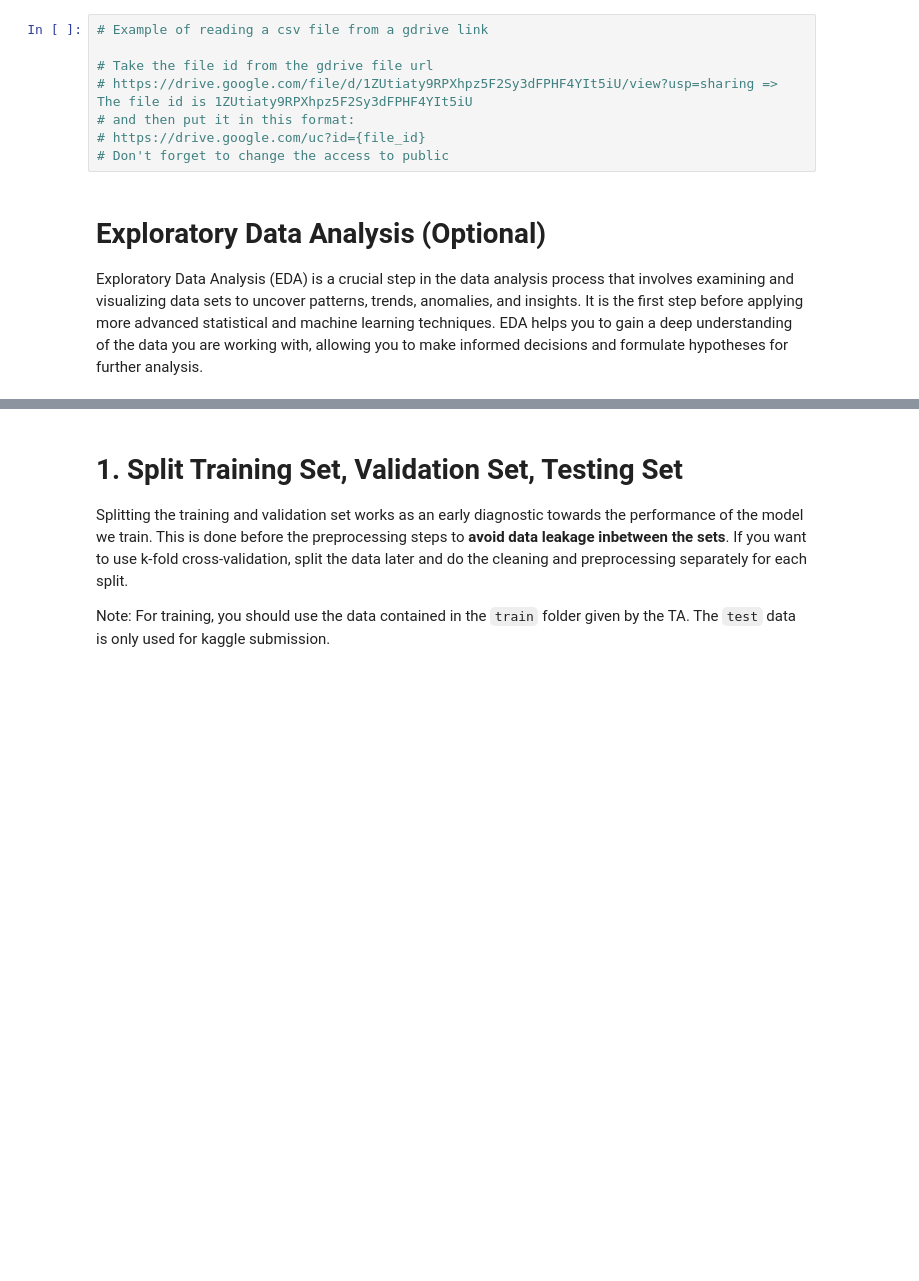
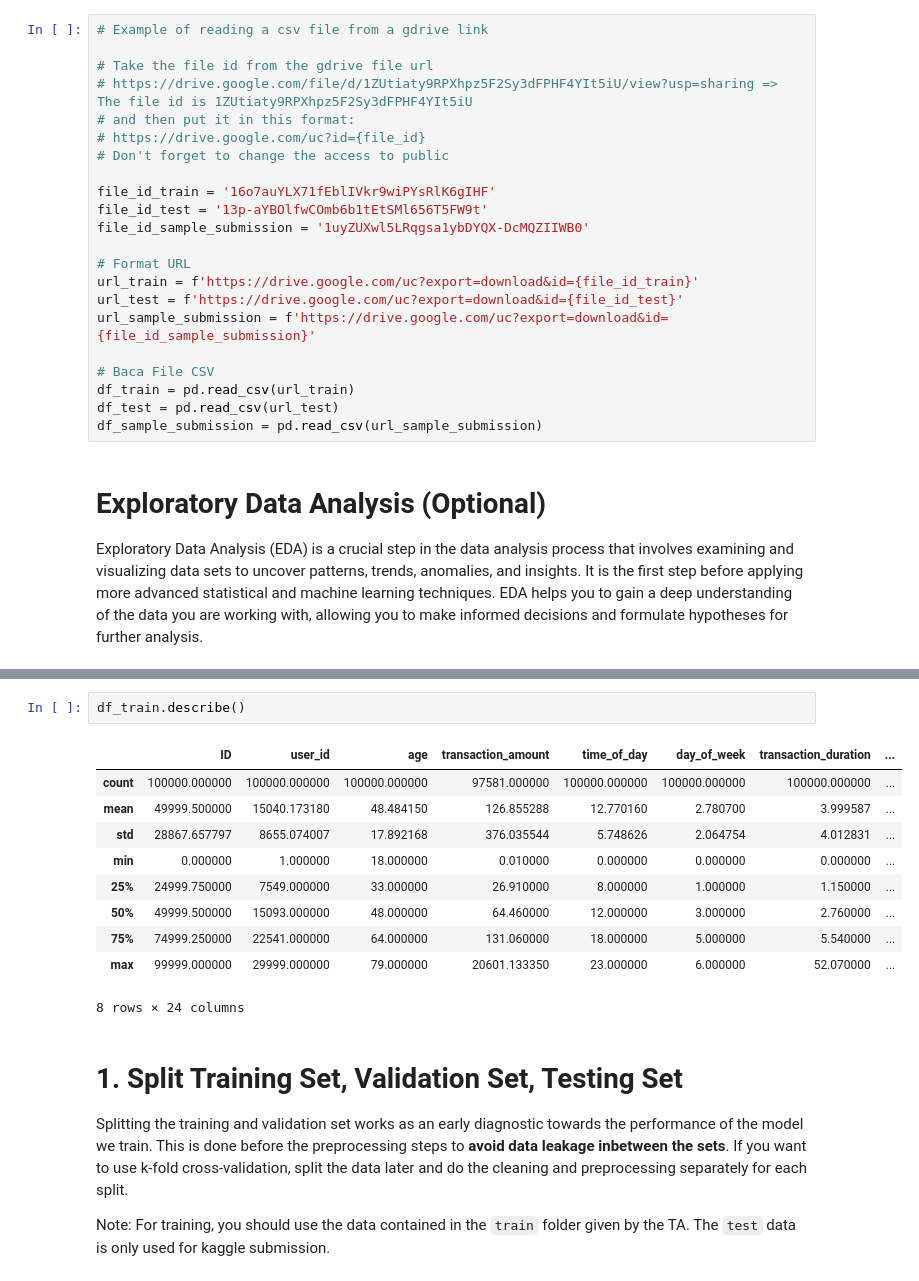
Before and after one commit to timothymarvine/Tugas-Besar-02-Dasar-Inteligensi-Artifisial, a Jupyter notebook: IF3070_Dasar_Artificial_Intelligence_Tugas_Besar_2_Notebook_Template.ipynb, the cells around one changed output, grey strips where cells are left out. Drawn from its saved outputs; the diff is of its cells as text; blank space fills up the shorter version.

```diff
--- a/IF3070_Dasar_Artificial_Intelligence_Tugas_Besar_2_Notebook_Template.ipynb
+++ b/IF3070_Dasar_Artificial_Intelligence_Tugas_Besar_2_Notebook_Template.ipynb
@@ -28,6 +28,20 @@ import numpy as np
 # and then put it in this format:
 # https://drive.google.com/uc?id={file_id}
 # Don't forget to change the access to public
+
+file_id_train = '16o7auYLX71fEblIVkr9wiPYsRlK6gIHF'
+file_id_test = '13p-aYBOlfwCOmb6b1tEtSMl656T5FW9t'
+file_id_sample_submission = '1uyZUXwl5LRqgsa1ybDYQX-DcMQZIIWB0'
+
+# Format URL
+url_train = f'https://drive.google.com/uc?export=download&id={file_id_train}'
+url_test = f'https://drive.google.com/uc?export=download&id={file_id_test}'
+url_sample_submission = f'https://drive.google.com/uc?export=download&id={file_id_sample_submission}'
+
+# Baca File CSV
+df_train = pd.read_csv(url_train)
+df_test = pd.read_csv(url_test)
+df_sample_submission = pd.read_csv(url_sample_submission)
 # %% [markdown]
 # Exploratory Data Analysis (Optional)
 
@@ -37,3 +80,16 @@ Exploratory Data Analysis (EDA) is a crucial step in the data analysis process t
+# %%
+df_train.describe()
+# %% [output]
+|  | ID | user_id | age | transaction_amount | time_of_day | day_of_week | transaction_duration | ... |
+| count | 100000.000000 | 100000.000000 | 100000.000000 | 97581.000000 | 100000.000000 | 100000.000000 | 100000.000000 | ... |
+| mean | 49999.500000 | 15040.173180 | 48.484150 | 126.855288 | 12.770160 | 2.780700 | 3.999587 | ... |
+| std | 28867.657797 | 8655.074007 | 17.892168 | 376.035544 | 5.748626 | 2.064754 | 4.012831 | ... |
+| min | 0.000000 | 1.000000 | 18.000000 | 0.010000 | 0.000000 | 0.000000 | 0.000000 | ... |
+| 25% | 24999.750000 | 7549.000000 | 33.000000 | 26.910000 | 8.000000 | 1.000000 | 1.150000 | ... |
+| 50% | 49999.500000 | 15093.000000 | 48.000000 | 64.460000 | 12.000000 | 3.000000 | 2.760000 | ... |
+| 75% | 74999.250000 | 22541.000000 | 64.000000 | 131.060000 | 18.000000 | 5.000000 | 5.540000 | ... |
+| max | 99999.000000 | 29999.000000 | 79.000000 | 20601.133350 | 23.000000 | 6.000000 | 52.070000 | ... |
+8 rows × 24 columns
 # %% [markdown]
 # 1. Split Training Set, Validation Set, Testing Set
 
```
Also changed, not shown: parts of 4 cells of this notebook.
